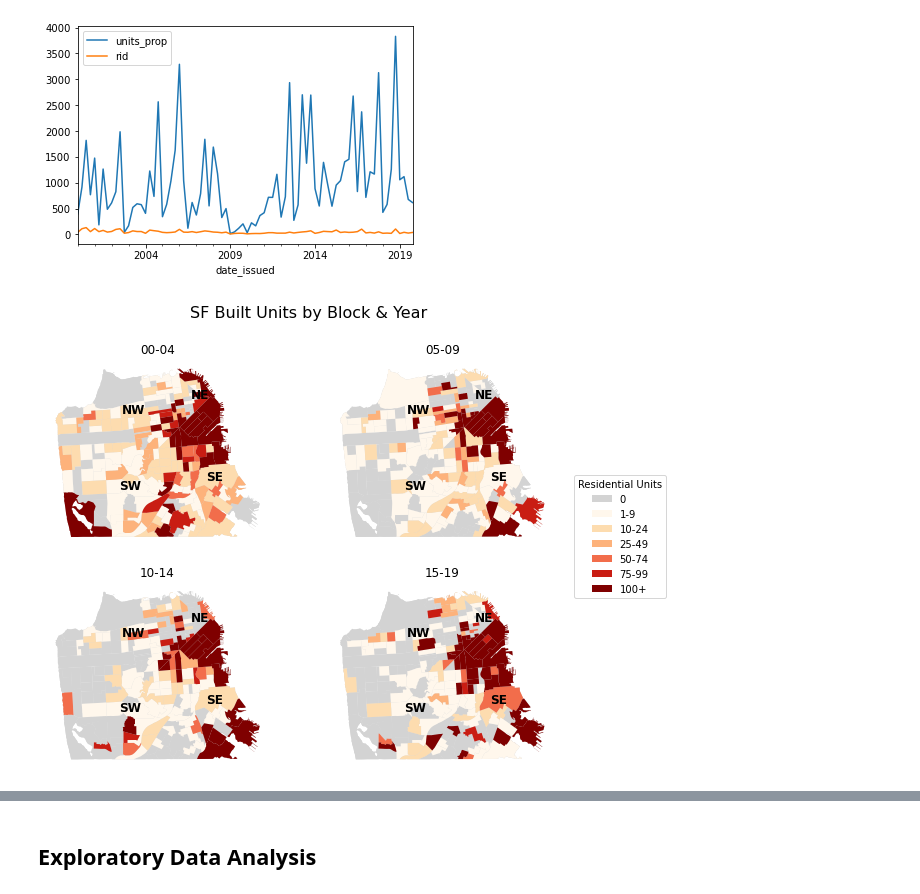
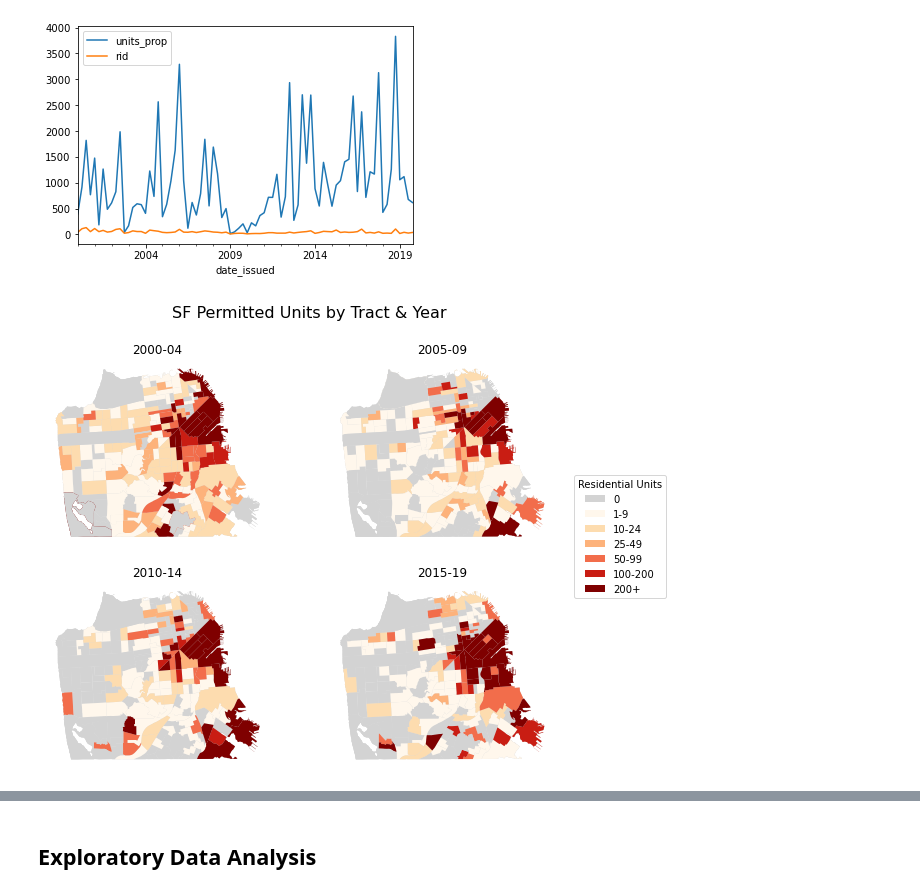
Before and after one commit to nelmsal/sf_buildingpermits, a Jupyter notebook: scripts/sf_building_permit_explore.ipynb, the cells around one changed output, grey strips where cells are left out. Cells and saved outputs as stored; diff of their text form; code cells hidden in the pictures.

```diff
--- a/scripts/sf_building_permit_explore.ipynb
+++ b/scripts/sf_building_permit_explore.ipynb
@@ -123,7 +150,7 @@ wgs84_crs = "epsg:4326"
 
 sfbg = sfb_full[['pid', 'rid', 'geometry']]
 sfbg = gpd.GeoDataFrame(sfbg, geometry=gpd.GeoSeries.from_wkt(sfbg['geometry']), crs=wgs84_crs).to_crs(project_crs)
-sfbg = gpd.overlay(sfbg, sfblock, how='intersection')
+sfbg = gpd.overlay(sfbg, sftract, how='intersection')
 sfbg.head()
 
 sfb_full = sfb_full.set_index(['pid','rid']).join(sfbg[[c for c in list(sfbg) if c != 'geometry']].set_index(['pid','rid'])).reset_index(drop=False)
@@ -184,7 +501,6 @@ def plot_labels(focus_gdf, label_col, ax, zorder=8):
     for x, y, label in xylabel:
         ax.annotate(
             label, xy=(x, y),
-            #xytext=(3, 3), #textcoords="offset points",
             fontsize='large',
             fontweight='bold',
             zorder=zorder
@@ -192,13 +508,22 @@ def plot_labels(focus_gdf, label_col, ax, zorder=8):
 def plot_quads(ax, zorder=8):
     plot_labels(sfquad, 'quad', ax, zorder=zorder)
 
-def get_cmap(data_list, cmap):
+def get_cmap(data_list, cmap, grey_bottom=True, skip_1=False):
     def get_colors(n, cmap):
         from mycolorpy import colorlist as mcp
         color1=mcp.gen_color(cmap=cmap,n=n)
         return color1
-    light_grey = '#D3D3D3'
-    cmap = [light_grey] + get_colors(len(data_labels)-1, cmap)
+    reduce = 0
+    if grey_bottom == True:
+        light_grey = '#D3D3D3'
+        reduce = -1
+    if skip_1 == True:
+        reduce = 1
+    cmap = get_colors(len(data_labels)+reduce, cmap)
+    if grey_bottom == True:
+        cmap = [light_grey] + cmap
+    if skip_1 == True:
+        cmap = cmap[1:]
     return {v:c for v,c  in zip(data_labels, cmap)}
 # %%
 import matplotlib.pyplot as plt
@@ -207,10 +532,10 @@ nrows, ncols = (2,2)
 fig, axes = plt.subplots(nrows,ncols)
 
 date_col = '5years'
-sfbb = sfb_full.groupby(['block_id', date_col]).agg({
+sfbb = sfb_full.groupby(['geoid10', date_col]).agg({
     'units_prop':'sum', 'rid':'count'
     }).reset_index(drop=False)
-sfbb = sfblock.set_index('block_id').join(sfbb.set_index('block_id'))
+sfbb = sfblock.set_index('geoid10').join(sfbb.set_index('geoid10'))
 
 focus_col = 'unit_bins'
 date_col = '5years'
@@ -219,8 +544,8 @@ def get_bins(focus_df, focus_col, bins, labels):
     return pd.cut(sfbb[focus_col], data_bins, labels=data_labels, include_lowest=True)
 
 focus_col='units_prop'
-data_bins = [0,1,10,25,50,75,100,max(sfbb[focus_col])]
-data_labels = ['0','1-9','10-24','25-49', '50-74', '75-99', '100+']
+data_bins = [0,1,10,25,50,100,200,max(sfbb[focus_col])]
+data_labels = ['0','1-9','10-24','25-49', '50-99', '100-200', '200+']
 sfbb['unit_bins'] = get_bins(sfbb, focus_col, data_bins, data_labels)
 
 cmap = get_cmap(data_labels, 'OrRd')
@@ -238,34 +563,35 @@ for row in range(nrows):
         sfbb_sub = sfbb[
             (sfbb[date_col]==year)&(sfbb[focus_col]!=0)
         ]
         for value,color in cmap.items():
             sfbb_sub[sfbb_sub[focus_col]==value].plot(
                 ax=ax,
                 zorder=5, legend=True,
                 color = color
             )
         sfblock.plot(
             ax=ax, zorder=4,
             color='lightgrey'
             )
-        plot_quads(ax)
+        #plot_quads(ax)
+        sf_landform_nonres.plot(ax=ax, color='lightgrey', zorder=8)
 
-        ax.set_title(year)
+        ax.set_title('20'+str(year))
         ax.set_axis_off()
 
 import matplotlib.patches as mpatches
 labels = cmap.keys()
 colors = cmap.values()
 handles = [mpatches.Patch(facecolor=color) for color in colors] #mpatches.Patch(facecolor='r', edgecolor='#000000')
 fig.legend(handles = handles, labels=labels,
        loc="center right",
        title="Residential Units"
        #borderaxespad=0.1
        )
 plt.subplots_adjust(right=0.85)
 
-fig.suptitle('SF Built Units by Block & Year', fontsize=16)
+fig.suptitle('SF Permitted Units by Tract & Year', fontsize=16)
 fig.set_size_inches(10, 7.5, forward=True)
 #fig.tight_layout()
 # %% [output]
-[figure, old version]
+[figure, new version]
```
Also changed, not shown: parts of 35 cells of this notebook, 27 other files.
